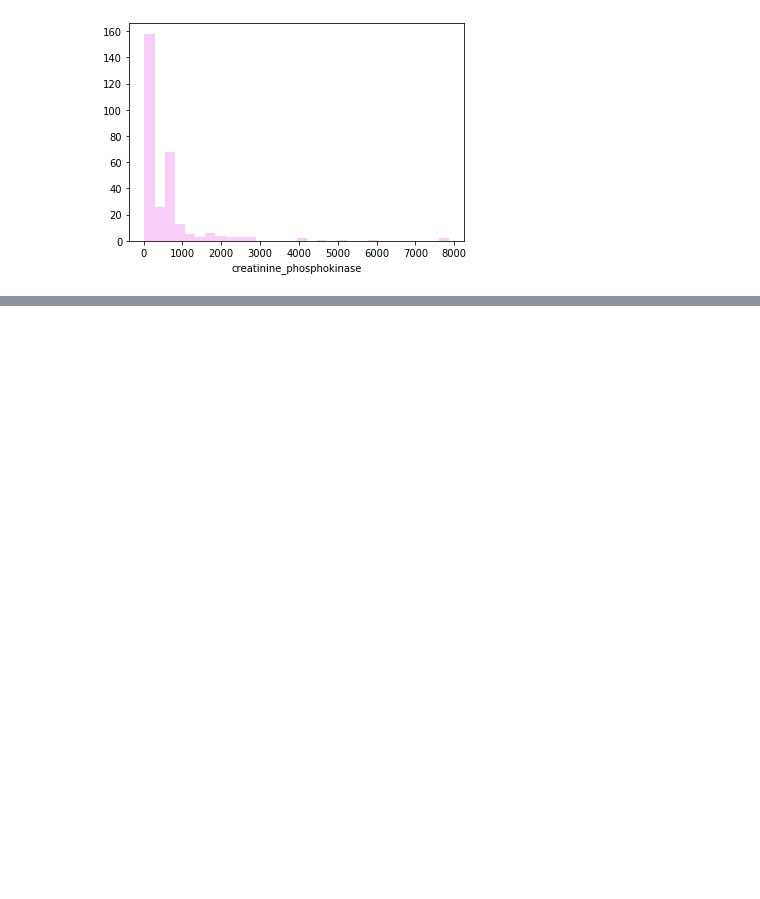
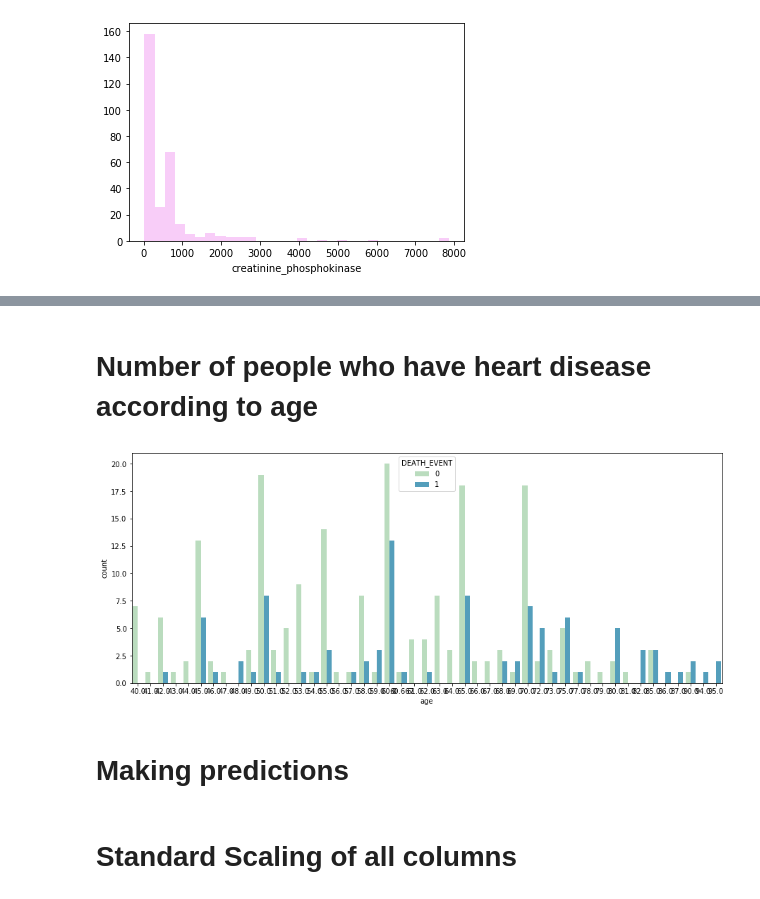
Before and after one commit to saumyaborwankar/heart-failure-detection, a Jupyter notebook: Exploratory data analysis.ipynb, the cells around one changed output, grey strips where cells are left out. Saved outputs shown, nothing was run; the diff lists cells and outputs as text; code cells hidden in the pictures; blank space fills up the shorter version.

```diff
--- a/Exploratory data analysis.ipynb
+++ b/Exploratory data analysis.ipynb
@@ -39,0 +47,10 @@ sns.distplot(dataset['creatinine_phosphokinase'],kde=False,bins=30,color='violet
+# %% [markdown]
+# Number of people who have heart disease according to age
+# %%
+plt.figure(figsize=(15,6))
+sns.countplot(x='age',data = dataset, hue = 'DEATH_EVENT',palette='GnBu')
+plt.show()
+# %% [output]
+[figure, added]
+# %% [markdown]
+# Making predictions
@@ -39,0 +63,2 @@ sns.distplot(dataset['creatinine_phosphokinase'],kde=False,bins=30,color='violet
+# %% [markdown]
+# Standard Scaling of all columns
```
Also changed, not shown: parts of 12 cells of this notebook.
